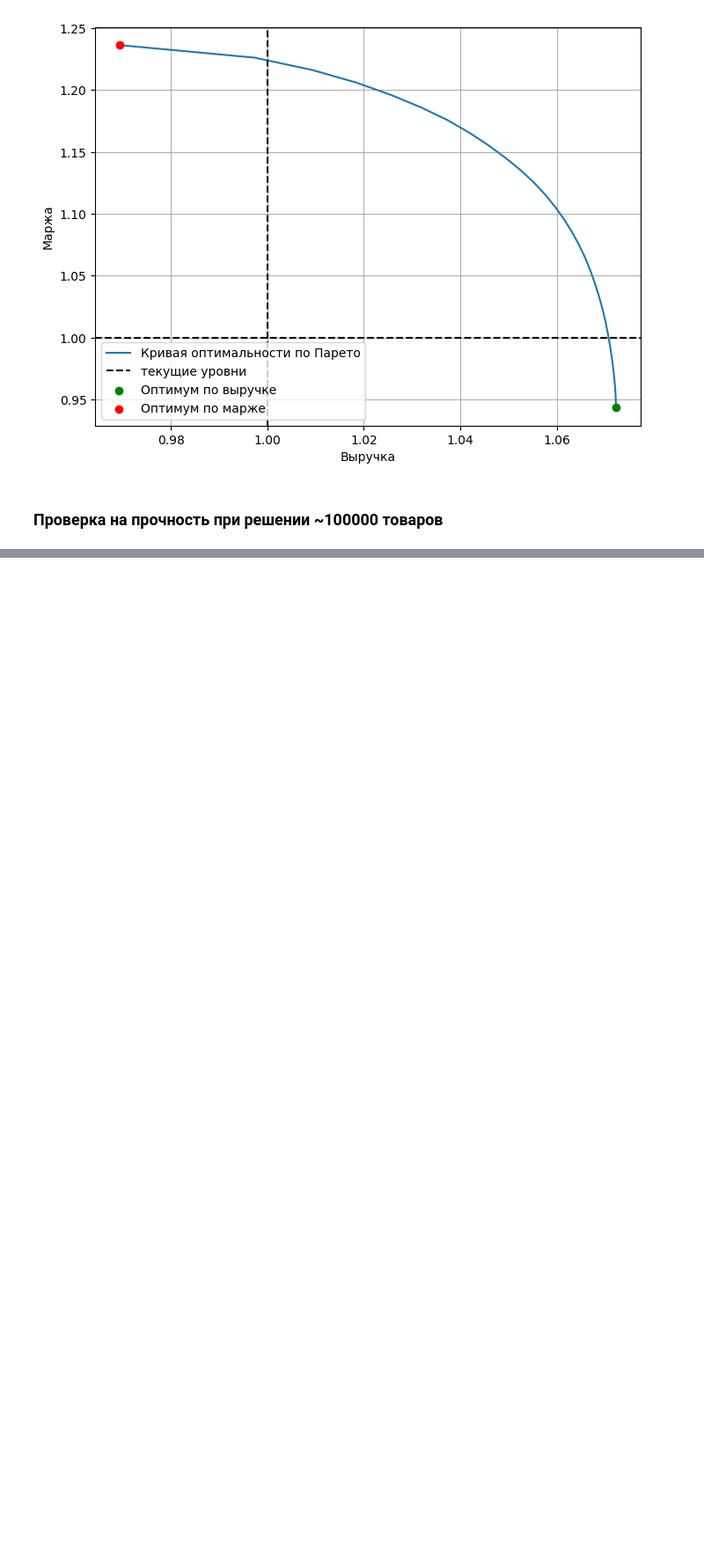
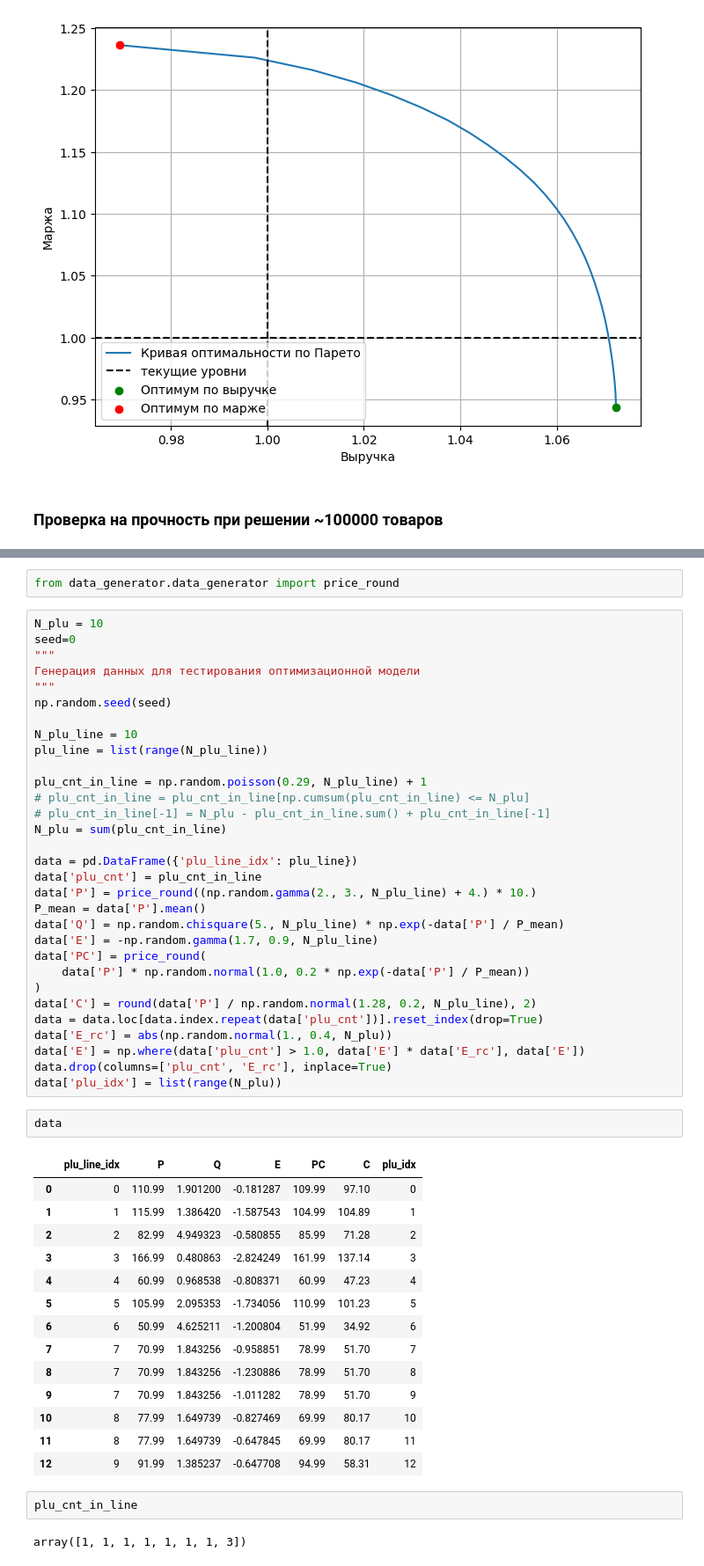
Before and after one commit to mbudylin/OptimizersArticle, a Jupyter notebook: optimizers_test.ipynb, the cells around one changed output, grey strips where cells are left out. Shown at 88% size. Saved outputs shown, nothing was run; the diff lists cells and outputs as text; blank space fills up the shorter version.

```diff
--- a/optimizers_test.ipynb
+++ b/optimizers_test.ipynb
@@ -358,0 +394,54 @@ plt.show()
+# %%
+from data_generator.data_generator import price_round
+# %%
+N_plu = 10
+seed=0
+"""
+Генерация данных для тестирования оптимизационной модели
+"""
+np.random.seed(seed)
+
+N_plu_line = 10
+plu_line = list(range(N_plu_line))
+
+plu_cnt_in_line = np.random.poisson(0.29, N_plu_line) + 1
+# plu_cnt_in_line = plu_cnt_in_line[np.cumsum(plu_cnt_in_line) <= N_plu]
+# plu_cnt_in_line[-1] = N_plu - plu_cnt_in_line.sum() + plu_cnt_in_line[-1]
+N_plu = sum(plu_cnt_in_line)
+
+data = pd.DataFrame({'plu_line_idx': plu_line})
+data['plu_cnt'] = plu_cnt_in_line
+data['P'] = price_round((np.random.gamma(2., 3., N_plu_line) + 4.) * 10.)
+P_mean = data['P'].mean()
+data['Q'] = np.random.chisquare(5., N_plu_line) * np.exp(-data['P'] / P_mean)
+data['E'] = -np.random.gamma(1.7, 0.9, N_plu_line)
+data['PC'] = price_round(
+    data['P'] * np.random.normal(1.0, 0.2 * np.exp(-data['P'] / P_mean))
+)
+data['C'] = round(data['P'] / np.random.normal(1.28, 0.2, N_plu_line), 2)
+data = data.loc[data.index.repeat(data['plu_cnt'])].reset_index(drop=True)
+data['E_rc'] = abs(np.random.normal(1., 0.4, N_plu))
+data['E'] = np.where(data['plu_cnt'] > 1.0, data['E'] * data['E_rc'], data['E'])
+data.drop(columns=['plu_cnt', 'E_rc'], inplace=True)
+data['plu_idx'] = list(range(N_plu))
+# %%
+data
+# %% [output]
+|  | plu_line_idx | P | Q | E | PC | C | plu_idx |
+| 0 | 0 | 110.99 | 1.901200 | -0.181287 | 109.99 | 97.10 | 0 |
+| 1 | 1 | 115.99 | 1.386420 | -1.587543 | 104.99 | 104.89 | 1 |
+| 2 | 2 | 82.99 | 4.949323 | -0.580855 | 85.99 | 71.28 | 2 |
+| 3 | 3 | 166.99 | 0.480863 | -2.824249 | 161.99 | 137.14 | 3 |
+| 4 | 4 | 60.99 | 0.968538 | -0.808371 | 60.99 | 47.23 | 4 |
+| 5 | 5 | 105.99 | 2.095353 | -1.734056 | 110.99 | 101.23 | 5 |
+| 6 | 6 | 50.99 | 4.625211 | -1.200804 | 51.99 | 34.92 | 6 |
+| 7 | 7 | 70.99 | 1.843256 | -0.958851 | 78.99 | 51.70 | 7 |
+| 8 | 7 | 70.99 | 1.843256 | -1.230886 | 78.99 | 51.70 | 8 |
+| 9 | 7 | 70.99 | 1.843256 | -1.011282 | 78.99 | 51.70 | 9 |
+| 10 | 8 | 77.99 | 1.649739 | -0.827469 | 69.99 | 80.17 | 10 |
+| 11 | 8 | 77.99 | 1.649739 | -0.647845 | 69.99 | 80.17 | 11 |
+| 12 | 9 | 91.99 | 1.385237 | -0.647708 | 94.99 | 58.31 | 12 |
+# %%
+plu_cnt_in_line
+# %% [output]
+array([1, 1, 1, 1, 1, 1, 1, 3])
```
Also changed, not shown: parts of 30 cells of this notebook, 9 other files.
